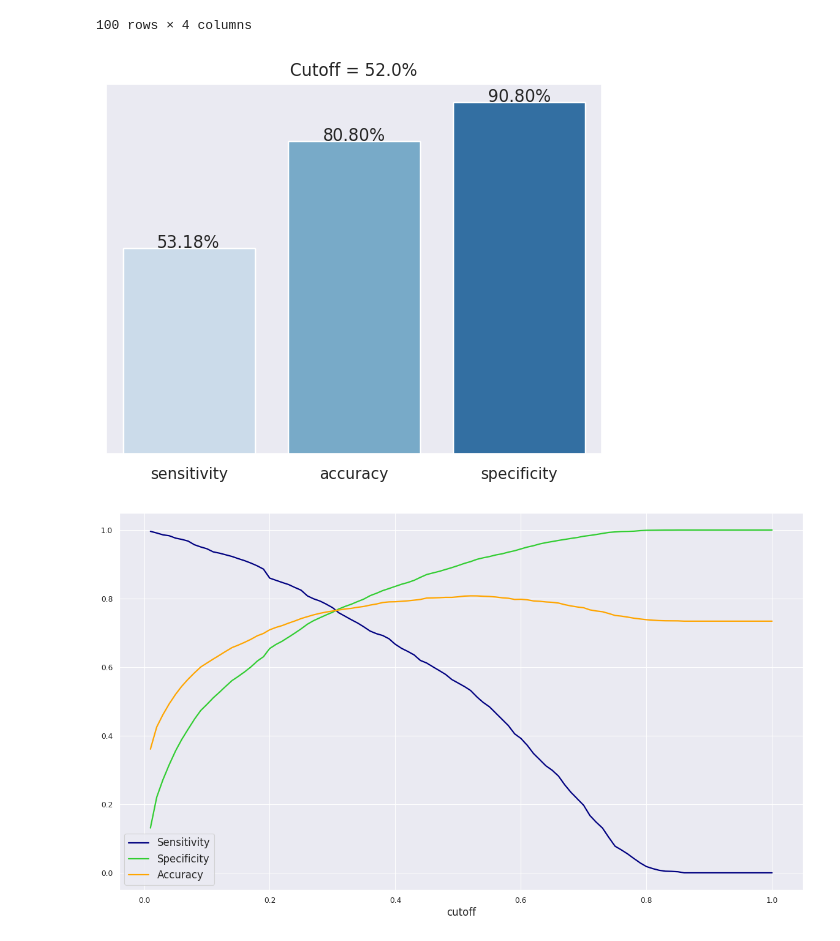
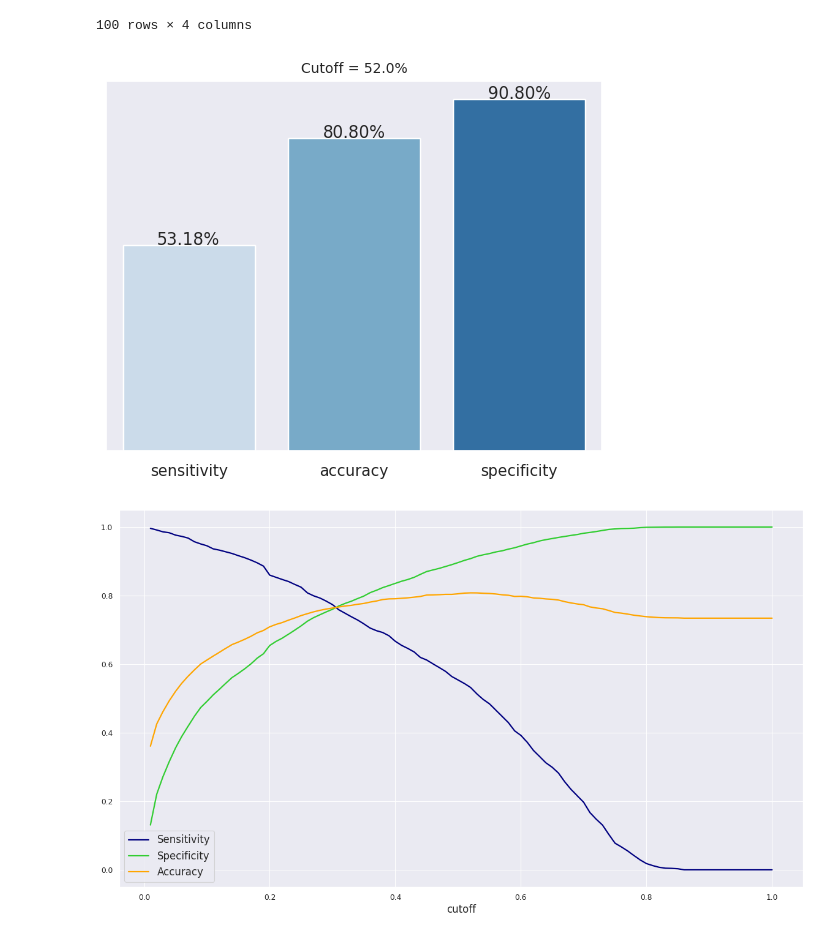
Before and after one commit to dan-teixeira/data-science, a Jupyter notebook: telco_costumer_churn/telco_customer_churn.ipynb, the cells around one changed output. Saved outputs shown, nothing was run; the diff lists cells and outputs as text; code cells hidden in the pictures.

```diff
--- a/telco_costumer_churn/telco_customer_churn.ipynb
+++ b/telco_costumer_churn/telco_customer_churn.ipynb
@@ -68,7 +69,0 @@ Number of rows with missing values: 11
-# %%
-# Droping NA rows
-df_telco.dropna(how='any', inplace=True)
-
-# Checking for missing values (NA) in rows
-na_count = df_telco.isna().any(axis=1).sum()
-print(f"Number of rows with missing values: {na_count}")
@@ -415,32 +502,30 @@ df_metrics
 | 99 | 1.00 | 0.734215 | 0.000000 | 1.000000 |
 100 rows × 4 columns
 # %%
-# Cutoff that maximizes the accuracy
-def max_accuracy(df: pd.DataFrame) -> None:
+# Maximizing accuracy
+df_max_accuracy = df_metrics.loc[df_metrics['accuracy'].idxmax()].sort_values()
 
-    df_info = df.loc[df_metrics['accuracy'].idxmax()].sort_values()
+cutoff = df_max_accuracy.cutoff
 
-    cutoff = df_info.cutoff
+max_accuracy_metrics = df_max_accuracy.drop("cutoff").to_dict()
 
-    info_dict = df_info.drop("cutoff").to_dict()
+ax = sns.barplot(
+    x = max_accuracy_metrics.keys(),
+    y = max_accuracy_metrics.values(),
+    hue = max_accuracy_metrics.keys(),
+    palette="Blues"
+)
 
-    ax = sns.barplot(
-        x = info_dict.keys(),
-        y = info_dict.values(),
-        hue = info_dict.keys(),
-        palette="Blues"
-    )
+for i, p in enumerate(ax.patches):
+    plt.annotate(f"{p.get_height():.2%}", xy=(i, p.get_height()), ha="center")
 
-    for i, p in enumerate(ax.patches):
-        plt.annotate(f"{p.get_height():.2%}", xy=(i, p.get_height()), ha="center")
+plt.yticks([])
+plt.ylabel(None)
+plt.title(f"Cutoff = {cutoff:.1%}", fontsize=10)
 
-    plt.yticks([])
-    plt.ylabel(None)
-    plt.title(f"Cutoff = {cutoff:.1%}")
-
-max_accuracy(df_metrics)
+plt.show()
 # %% [output]
-[figure, old version]
+[figure, new version]
 # %%
 plt.figure(figsize=(18,10), dpi=80)
 
```
Also changed, not shown: parts of 18 cells of this notebook, 2 other files.
